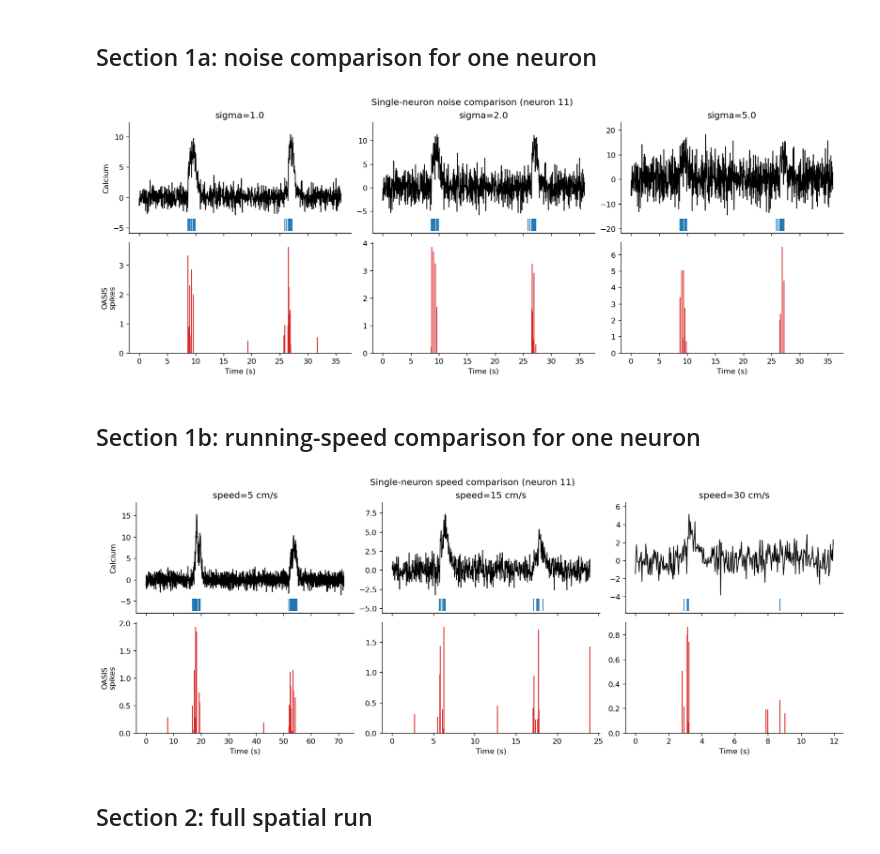
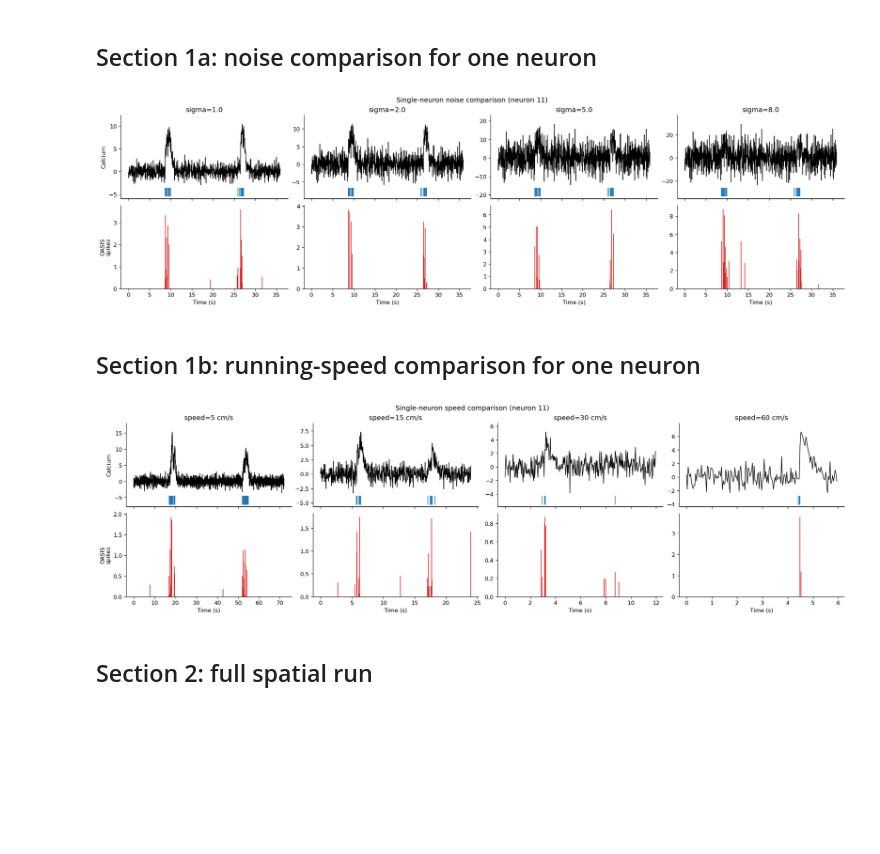
Before and after one commit to EricLiu672/decode_trajectory_calcium_transient, a Jupyter notebook: notebooks/calcium_test/test1_simulate_calcium.ipynb, the cells around one changed output. Saved outputs shown, nothing was run; the diff lists cells and outputs as text; code cells hidden in the pictures; blank space fills up the shorter version.

```diff
--- a/notebooks/calcium_test/test1_simulate_calcium.ipynb
+++ b/notebooks/calcium_test/test1_simulate_calcium.ipynb
@@ -169,38 +169,38 @@ def plot_single_neuron_comparison(datasets, neuron_ind, title):
 ## Section 1a: noise comparison for one neuron
 # %%
 noise_datasets = []
-for sigma in [1.0, 2.0, 5.0]:
+for sigma in [1.0, 2.0, 5.0, 8.0]:
     time, _, _, calcium_traces, true_spikes, _ = make_simulated_run_data(
         running_speed=RUNNING_SPEED,
         track_height=TRACK_HEIGHT,
         n_runs=1,
         place_field_means=PLACE_FIELD_MEANS,
         sigma=sigma,
         rng=np.random.default_rng(RNG_SEED),
     )
     deconvolved_spikes = deconvolve_calcium_traces(calcium_traces[:, [NEURON_IND]])
     noise_datasets.append(
         {
             "label": f"sigma={sigma}",
             "time": time,
             "calcium": calcium_traces[:, [NEURON_IND]],
             "true_spikes": true_spikes[:, [NEURON_IND]],
             "deconvolved": deconvolved_spikes,
         }
     )
 
 plot_single_neuron_comparison(
     noise_datasets,
     neuron_ind=0,
     title=f"Single-neuron noise comparison (neuron {NEURON_IND + 1})",
 );
 # %% [output]
-[figure, old version]
+[figure, new version]
 # %% [markdown]
 ## Section 1b: running-speed comparison for one neuron
 # %%
 speed_datasets = []
-for running_speed in [5.0, 15.0, 30.0]:
+for running_speed in [5.0, 15.0, 30.0, 60.0]:
     time, _, _, calcium_traces, true_spikes, _ = make_simulated_run_data(
         running_speed=running_speed,
         track_height=TRACK_HEIGHT,
@@ -226,7 +226,7 @@ plot_single_neuron_comparison(
     title=f"Single-neuron speed comparison (neuron {NEURON_IND + 1})",
 );
 # %% [output]
-[figure, old version]
+[figure, new version]
 # %% [markdown]
 ## Section 2: full spatial run
 # %%
```
Also changed, not shown: 9 other files.
